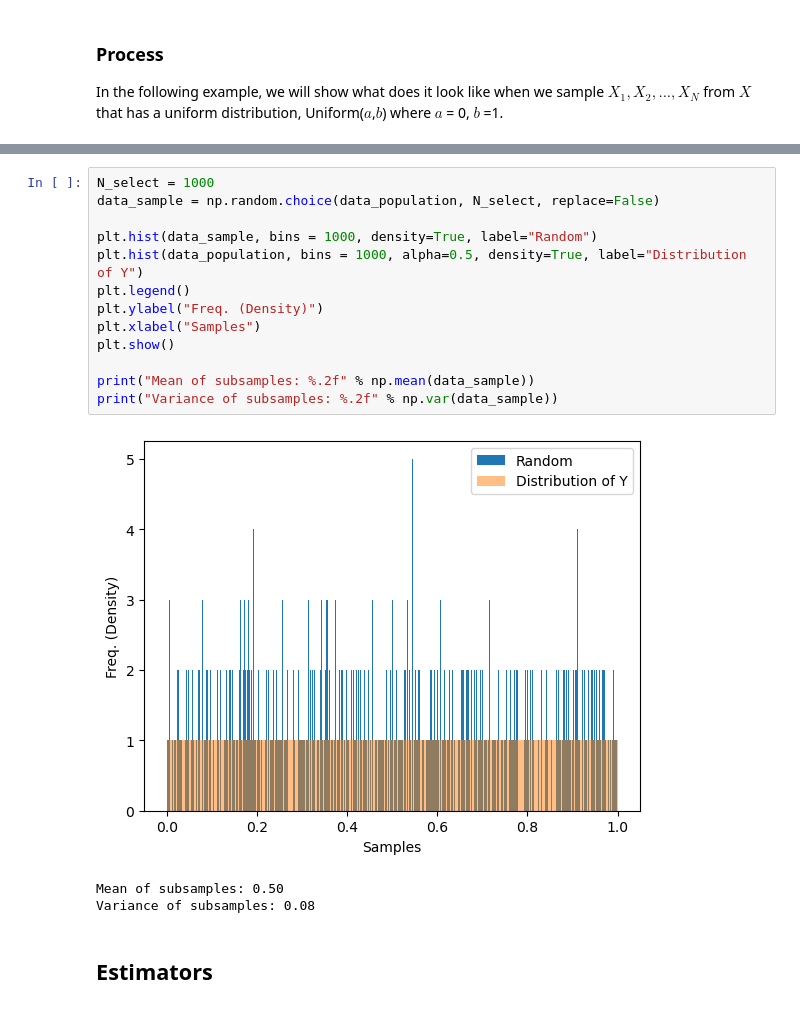
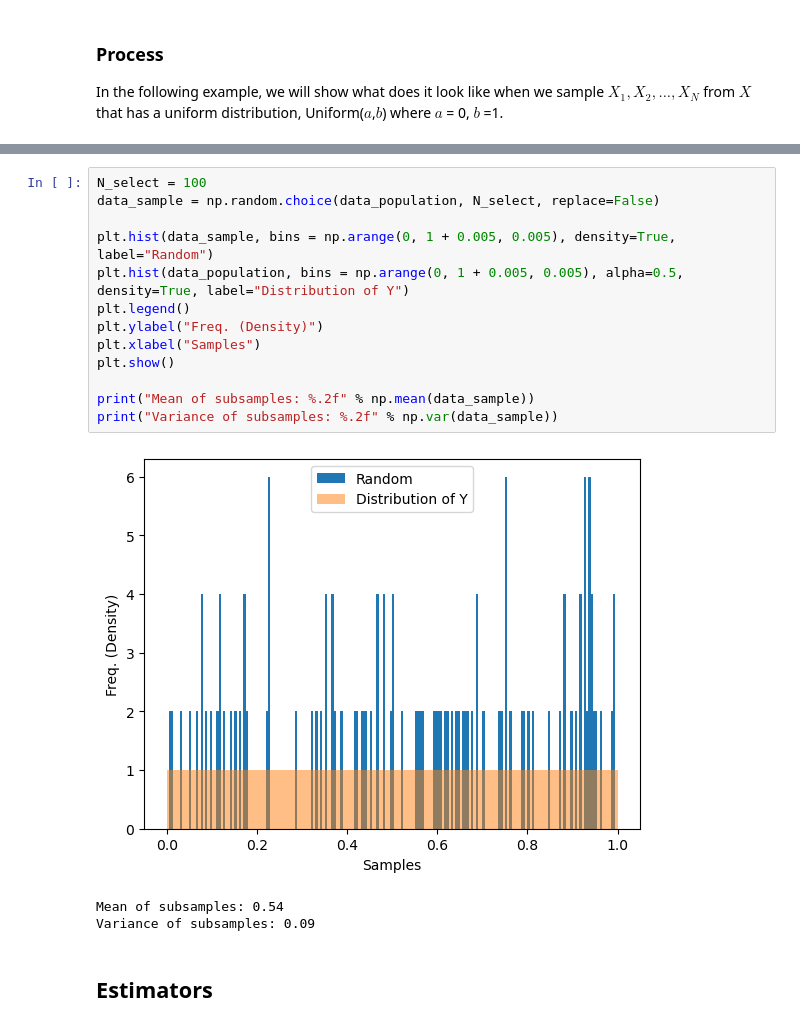
Before and after one commit to GenAI-CUEE/Estimation-Theory-EE523, a Jupyter notebook: Tutorial1/main.ipynb, the cells around one changed output, grey strips where cells are left out. Cells and saved outputs as stored; diff of their text form.

```diff
--- a/Tutorial1/main.ipynb
+++ b/Tutorial1/main.ipynb
@@ -67,22 +67,22 @@ print("Variance of population: %.2f" % np.var(data_population))
 Mean of population: 0.50
 Variance of population: 0.08
 # %%
-N_select = 1000
+N_select = 100
 data_sample = np.random.choice(data_population, N_select, replace=False)
 
-plt.hist(data_sample, bins = 1000, density=True, label="Random")
-plt.hist(data_population, bins = 1000, alpha=0.5, density=True, label="Distribution of Y")
+plt.hist(data_sample, bins = np.arange(0, 1 + 0.005, 0.005), density=True, label="Random")
+plt.hist(data_population, bins = np.arange(0, 1 + 0.005, 0.005), alpha=0.5, density=True, label="Distribution of Y")
 plt.legend()
 plt.ylabel("Freq. (Density)")
 plt.xlabel("Samples")
 plt.show()
 
 print("Mean of subsamples: %.2f" % np.mean(data_sample))
 print("Variance of subsamples: %.2f" % np.var(data_sample))
 # %% [output]
-[figure, old version]
+[figure, new version]
-Mean of subsamples: 0.50
-Variance of subsamples: 0.08
+Mean of subsamples: 0.54
+Variance of subsamples: 0.09
 # %% [markdown]
 ## Estimators
 # %%
```
Also changed, not shown: parts of 6 cells of this notebook, 5 other files.
